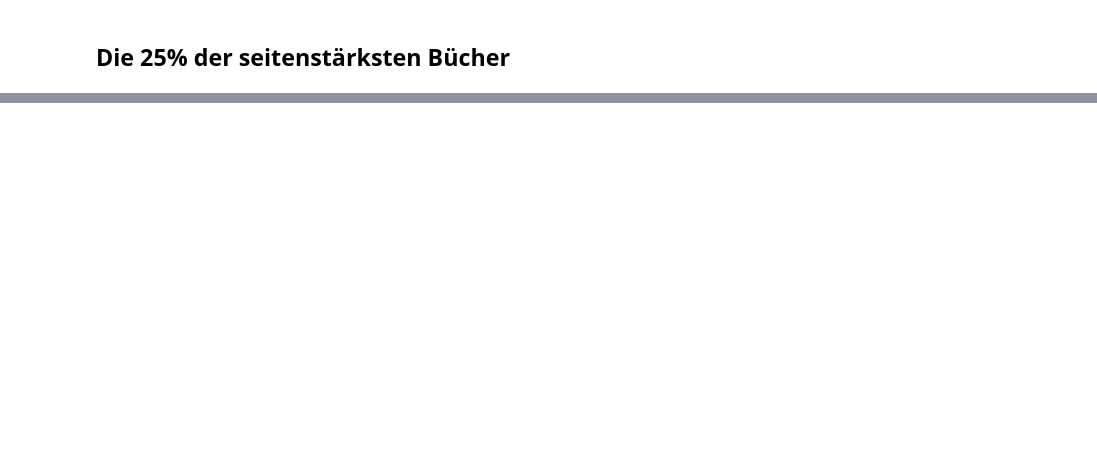
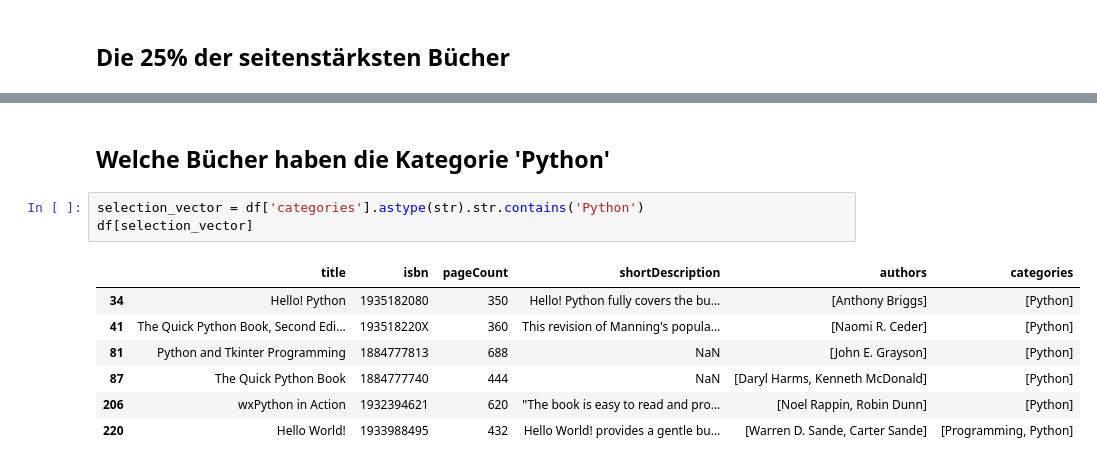
Before and after one commit to Javacream/org.javacream.training.python, a Jupyter notebook: data_analysis/books/books.ipynb, the cells around one changed output, grey strips where cells are left out. Cells and saved outputs as stored; diff of their text form; blank space fills up the shorter version.

```diff
--- a/data_analysis/books/books.ipynb
+++ b/data_analysis/books/books.ipynb
@@ -93 +90,14 @@ df[df['pageCount'] > quantile_75]
 107 rows × 6 columns
+# %% [markdown]
+## Welche Bücher haben die Kategorie 'Python'
+# %%
+selection_vector = df['categories'].astype(str).str.contains('Python')
+df[selection_vector]
+# %% [output]
+|  | title | isbn | pageCount | shortDescription | authors | categories |
+| 34 | Hello! Python | 1935182080 | 350 | Hello! Python fully covers the bu... | [Anthony Briggs] | [Python] |
+| 41 | The Quick Python Book, Second Edi... | 193518220X | 360 | This revision of Manning's popula... | [Naomi R. Ceder] | [Python] |
+| 81 | Python and Tkinter Programming | 1884777813 | 688 | NaN | [John E. Grayson] | [Python] |
+| 87 | The Quick Python Book | 1884777740 | 444 | NaN | [Daryl Harms, Kenneth McDonald] | [Python] |
+| 206 | wxPython in Action | 1932394621 | 620 | "The book is easy to read and pro... | [Noel Rappin, Robin Dunn] | [Python] |
+| 220 | Hello World! | 1933988495 | 432 | Hello World! provides a gentle bu... | [Warren D. Sande, Carter Sande] | [Programming, Python] |
```
Also changed, not shown: parts of 5 cells of this notebook.
